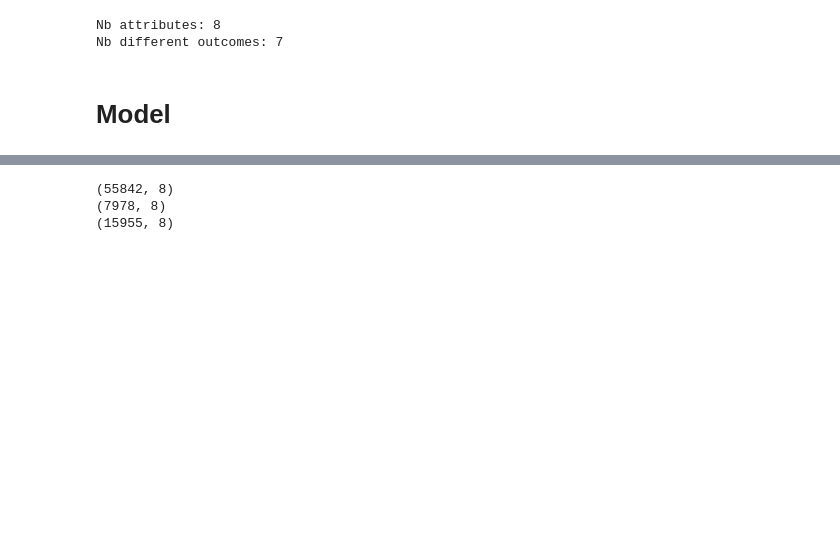
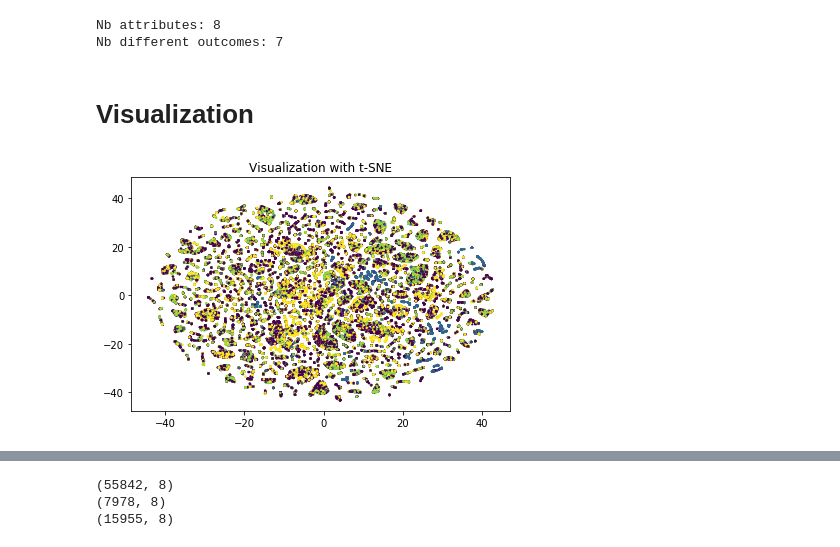
Before and after one commit to qfournier/IND6212_2019, a Jupyter notebook: notebook.ipynb, the cells around one changed output, grey strips where cells are left out. Saved outputs shown, nothing was run; the diff lists cells and outputs as text; code cells hidden in the pictures; blank space fills up the shorter version.

```diff
--- a/notebook.ipynb
+++ b/notebook.ipynb
@@ -310,4 +309,4 @@ print("Nb different outcomes: {}".format(len(set(labels))))
 Nb attributes: 8
 Nb different outcomes: 7
 # %% [markdown]
-# Model
+# Visualization
@@ -313,0 +316,16 @@ Nb different outcomes: 7
+# %%
+data_embedded = TSNE(n_jobs=-1).fit_transform(x)
+# %%
+plt.figure(figsize=(6, 4))
+plt.scatter(
+    data_embedded[:, 0],
+    data_embedded[:, 1],
+    s=2,
+    c=labels)
+plt.title("Visualization with t-SNE")
+plt.tight_layout()
+plt.savefig("figures/visualization_multiclasse.pdf", transparent=True)
+plt.show()
+plt.close()
+# %% [output]
+[figure, added]
```
Also changed, not shown: parts of 39 cells of this notebook, 11 other files.
